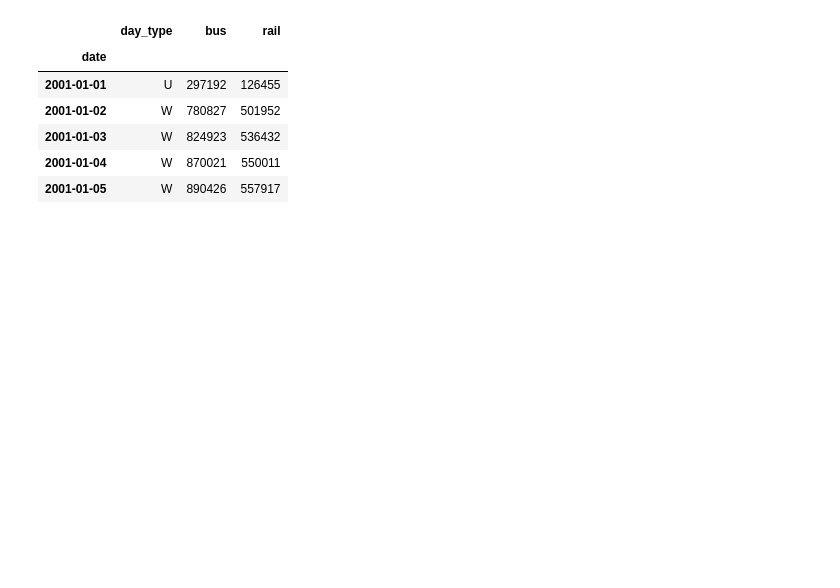
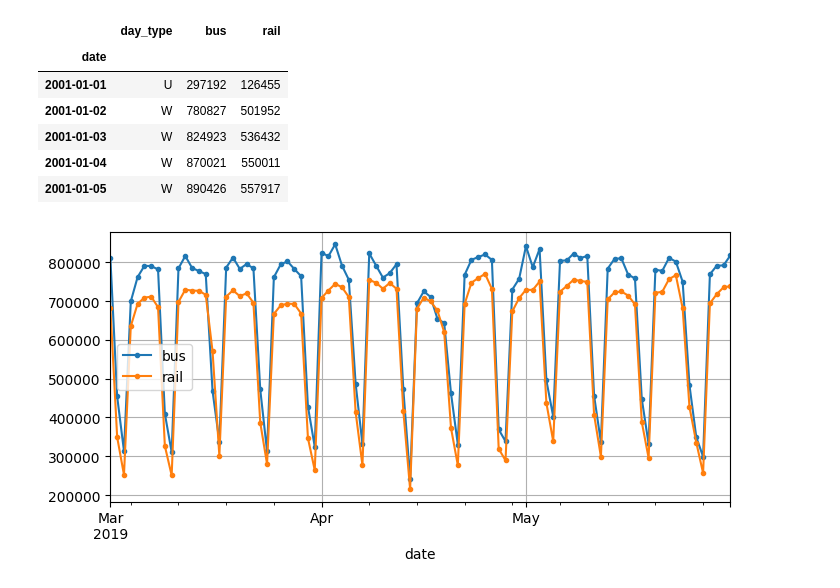
Before and after one commit to DrDiemotma/MLTraining, a Jupyter notebook: Notebooks/Training/Chapter15.ipynb, the cells around one changed output. Drawn from its saved outputs; the diff is of its cells as text; code cells hidden in the pictures; blank space fills up the shorter version.

```diff
--- a/Notebooks/Training/Chapter15.ipynb
+++ b/Notebooks/Training/Chapter15.ipynb
@@ -33,3 +50,8 @@ df.head()
 | 2001-01-03 | W | 824923 | 536432 |
 | 2001-01-04 | W | 870021 | 550011 |
 | 2001-01-05 | W | 890426 | 557917 |
+# %%
+df["2019-03":"2019-05"].plot(grid=True, marker=".", figsize=(8, 3.5))
+plt.show()
+# %% [output]
+[figure, added]
```
Also changed, not shown: parts of 49 cells of this notebook, 3 other files.
